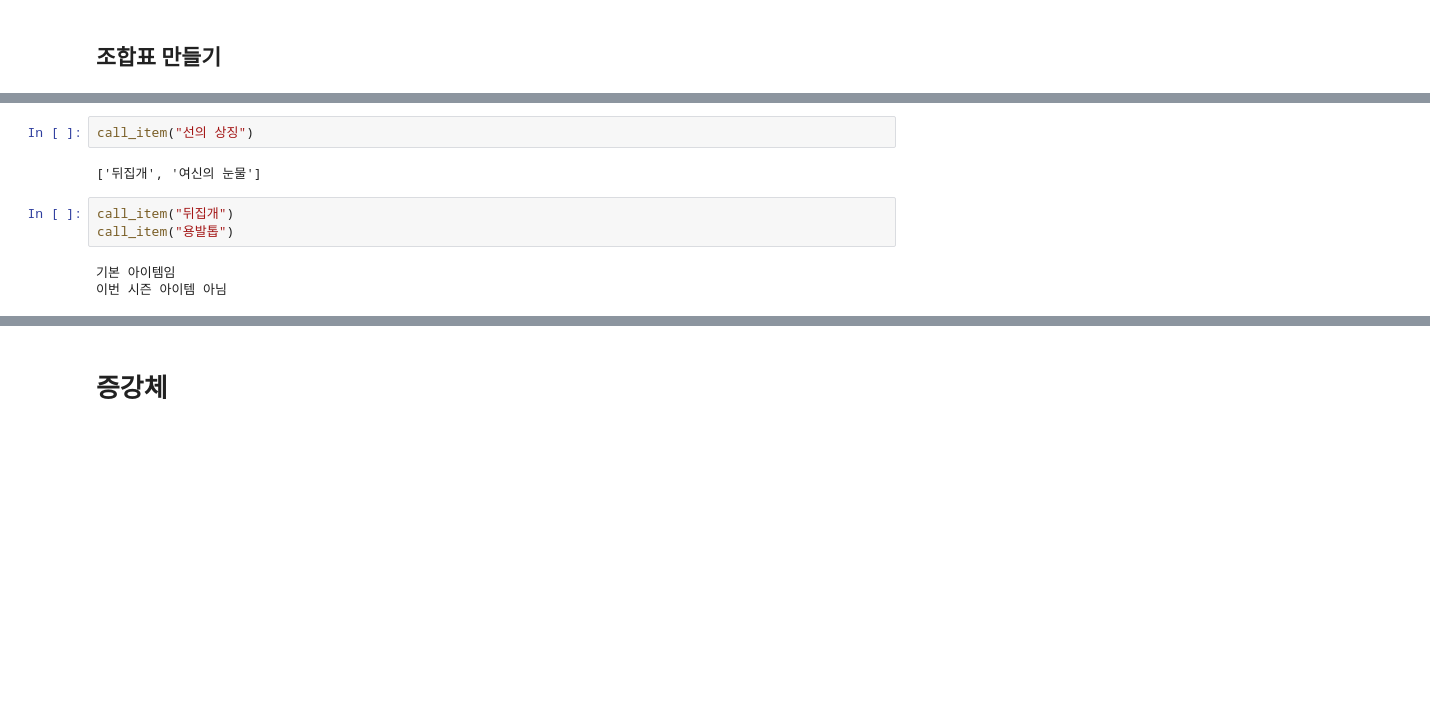
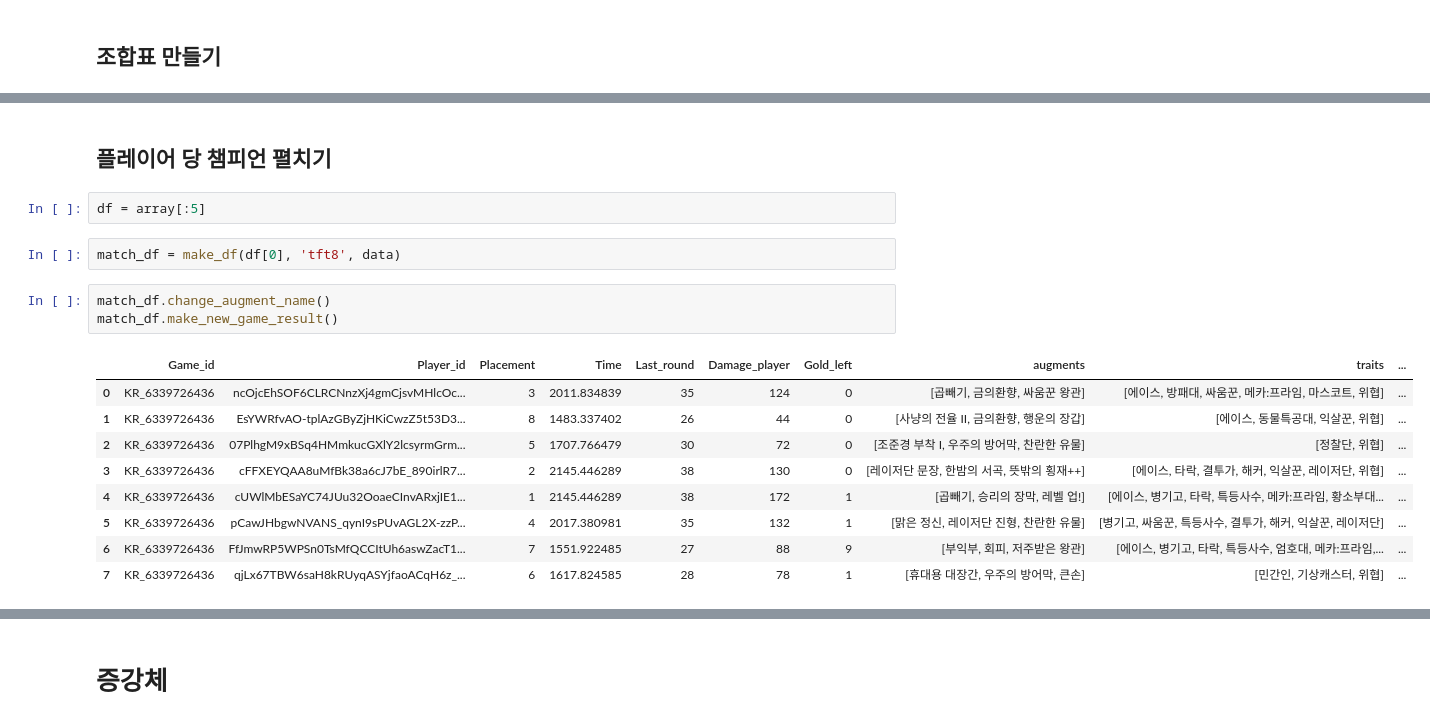
Before and after one commit to TwoLion/TFT-project, a Jupyter notebook: tft_project.ipynb, the cells around one changed output, grey strips where cells are left out. Saved outputs shown, nothing was run; the diff lists cells and outputs as text; blank space fills up the shorter version.

```diff
--- a/tft_project.ipynb
+++ b/tft_project.ipynb
@@ -243,10 +212,19 @@ def call_item(item_name) :
-# %%
-call_item("선의 상징")
-# %% [output]
-['뒤집개', '여신의 눈물']
-# %%
-call_item("뒤집개")
-call_item("용발톱")
-# %% [output]
-기본 아이템임
-이번 시즌 아이템 아님
+# %% [markdown]
+## 플레이어 당 챔피언 펼치기
+# %%
+df = array[:5]
+# %%
+match_df = make_df(df[0], 'tft8', data)
+# %%
+match_df.change_augment_name()
+match_df.make_new_game_result()
+# %% [output]
+|  | Game_id | Player_id | Placement | Time | Last_round | Damage_player | Gold_left | augments | traits | ... |
+| 0 | KR_6339726436 | ncOjcEhSOF6CLRCNnzXj4gmCjsvMHlcOc... | 3 | 2011.834839 | 35 | 124 | 0 | [곱빼기, 금의환향, 싸움꾼 왕관] | [에이스, 방패대, 싸움꾼, 메카:프라임, 마스코트, 위협] | ... |
+| 1 | KR_6339726436 | EsYWRfvAO-tplAzGByZjHKiCwzZ5t53D3... | 8 | 1483.337402 | 26 | 44 | 0 | [사냥의 전율 II, 금의환향, 행운의 장갑] | [에이스, 동물특공대, 익살꾼, 위협] | ... |
+| 2 | KR_6339726436 | 07PlhgM9xBSq4HMmkucGXlY2lcsyrmGrm... | 5 | 1707.766479 | 30 | 72 | 0 | [조준경 부착 I, 우주의 방어막, 찬란한 유물] | [정찰단, 위협] | ... |
+| 3 | KR_6339726436 | cFFXEYQAA8uMfBk38a6cJ7bE_890irlR7... | 2 | 2145.446289 | 38 | 130 | 0 | [레이저단 문장, 한밤의 서곡, 뜻밖의 횡재++] | [에이스, 타락, 결투가, 해커, 익살꾼, 레이저단, 위협] | ... |
+| 4 | KR_6339726436 | cUWlMbESaYC74JUu32OoaeCInvARxjIE1... | 1 | 2145.446289 | 38 | 172 | 1 | [곱빼기, 승리의 장막, 레벨 업!] | [에이스, 병기고, 타락, 특등사수, 메카:프라임, 황소부대... | ... |
+| 5 | KR_6339726436 | pCawJHbgwNVANS_qynI9sPUvAGL2X-zzP... | 4 | 2017.380981 | 35 | 132 | 1 | [맑은 정신, 레이저단 진형, 찬란한 유물] | [병기고, 싸움꾼, 특등사수, 결투가, 해커, 익살꾼, 레이저단] | ... |
+| 6 | KR_6339726436 | FfJmwRP5WPSn0TsMfQCCItUh6aswZacT1... | 7 | 1551.922485 | 27 | 88 | 9 | [부익부, 회피, 저주받은 왕관] | [에이스, 병기고, 타락, 특등사수, 엄호대, 메카:프라임,... | ... |
+| 7 | KR_6339726436 | qjLx67TBW6saH8kRUyqASYjfaoACqH6z_... | 6 | 1617.824585 | 28 | 78 | 1 | [휴대용 대장간, 우주의 방어막, 큰손] | [민간인, 기상캐스터, 위협] | ... |
```
Also changed, not shown: parts of 36 cells of this notebook.
